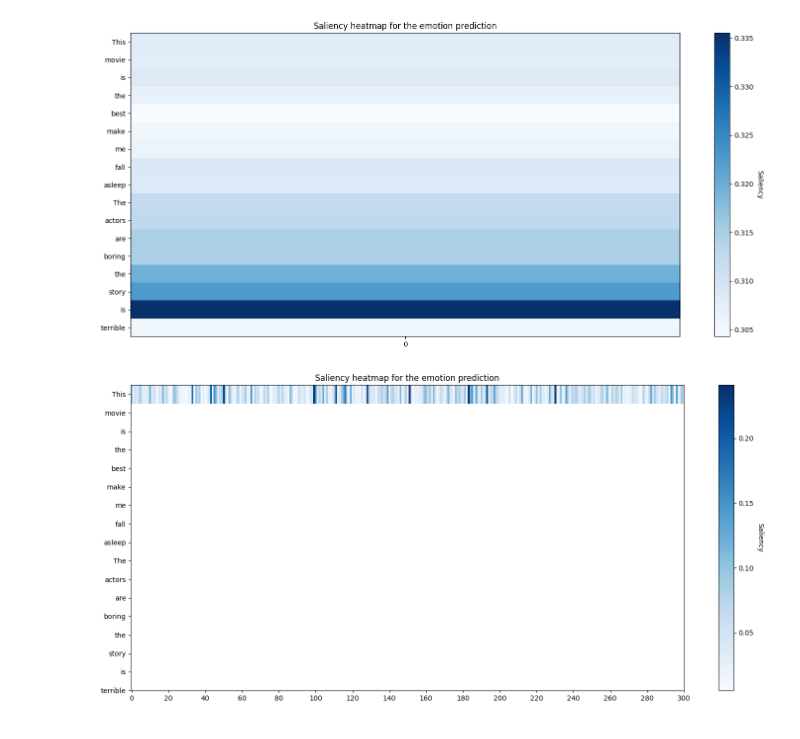
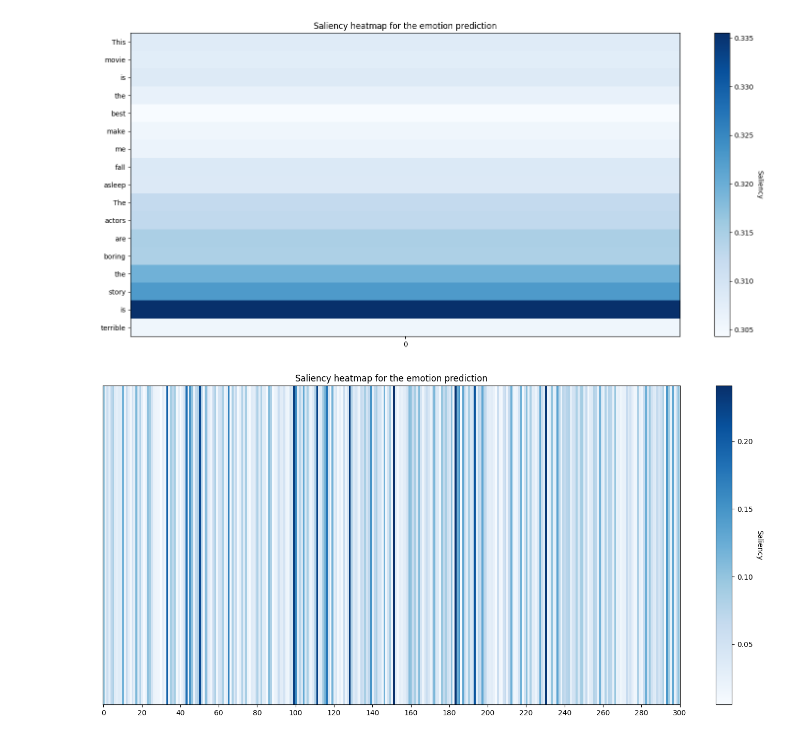
Before and after one commit to AsterisCrack/rnn_explainability, a Jupyter notebook: src/AgnosticModels/Saliency_Maps.ipynb, the cells around one changed output. Drawn from its saved outputs; the diff is of its cells as text; code cells hidden in the pictures.

```diff
--- a/src/AgnosticModels/Saliency_Maps.ipynb
+++ b/src/AgnosticModels/Saliency_Maps.ipynb
@@ -67,12 +45,11 @@ set_seed(42)
 # %%
 # load the model
 print("Loading model...")
-if MODEL_TYPE == "IMDB":
-    model: RecursiveScriptModule = load_model("IMDB_DE_best_model")
-else:
-    model: RecursiveScriptModule = load_model("best_model")
+
+model: RecursiveScriptModule = load_model("DE_best_model")
 
 print("Loading embeddings...")
+
 # Load the w2v model
 w2vec_model = load_w2v_model()
 
@@ -123,15 +91,13 @@ print(f"Predicted: {predicted}, Real: {data['tag'][0]}")
 There's a unique place in the pantheon of John Ford films for Wagonmaster, Sergeant Rutledge, and The Sun Shines Bright. It was these three films with no box office names in them that Ford didn't have ...
 Predicted: 1, Real: 1
 # %%
-def get_sailency(text: str, target:int, model: RecursiveScriptModule, w2v_model: any, device: torch.device) -> None:
+def get_sailency(text: str, target:int, model: RecursiveScriptModule, w2v_model: any, device: torch.device) -> Tuple[np.ndarray, List[str], np.ndarray]:
     if type(device) == str:
         device = torch.device(device)
     model.to(device)
     embedding.to(device)
-    if MODEL_TYPE == "IMDB":
-        tokenized_text = tokenize_sentence(text)
-    else:
-        tokenized_text = tokenize_tweet(text)
+
+    tokenized_text = tokenize_sentence(text)
 
     # Get the words that are in the vocabulary
     sentence = [i for i in tokenized_text if i in w2v_model.key_to_index]
@@ -147,7 +113,7 @@ def get_sailency(text: str, target:int, model: RecursiveScriptModule, w2v_model:
 
     # embed the features
     embedded_inputs: torch.Tensor = embedding(text_padded)
-    embedded_inputs.requires_grad = True
+    embedded_inputs.requires_grad = True # needed for the gradient calculation
 
     # set the model to train mode (necessary to get the gradients)
     model.train()
@@ -157,7 +123,7 @@ def get_sailency(text: str, target:int, model: RecursiveScriptModule, w2v_model:
     out = model(embedded_inputs, length)
 
     loss_fn = torch.nn.BCEWithLogitsLoss()
-    # get the loss
+    # get the loss and its gradient
     targets = torch.tensor([target])
     loss = loss_fn(out, targets.to(device).float())
     loss.backward()
@@ -224,6 +190,6 @@ plot_sailency_map(saliency_list_module, sentence)
 # %%
 saliency_list_embedding = np.linalg.norm(saliency_list, axis=0)
 saliency_list_embedding = np.expand_dims(saliency_list_embedding, axis=0)
-plot_sailency_map(saliency_list_embedding, sentence)
+plot_sailency_map(saliency_list_embedding, "")
 # %% [output]
-[figure, old version]
+[figure, new version]
```
Also changed, not shown: parts of 7 cells of this notebook, 11 other files.
